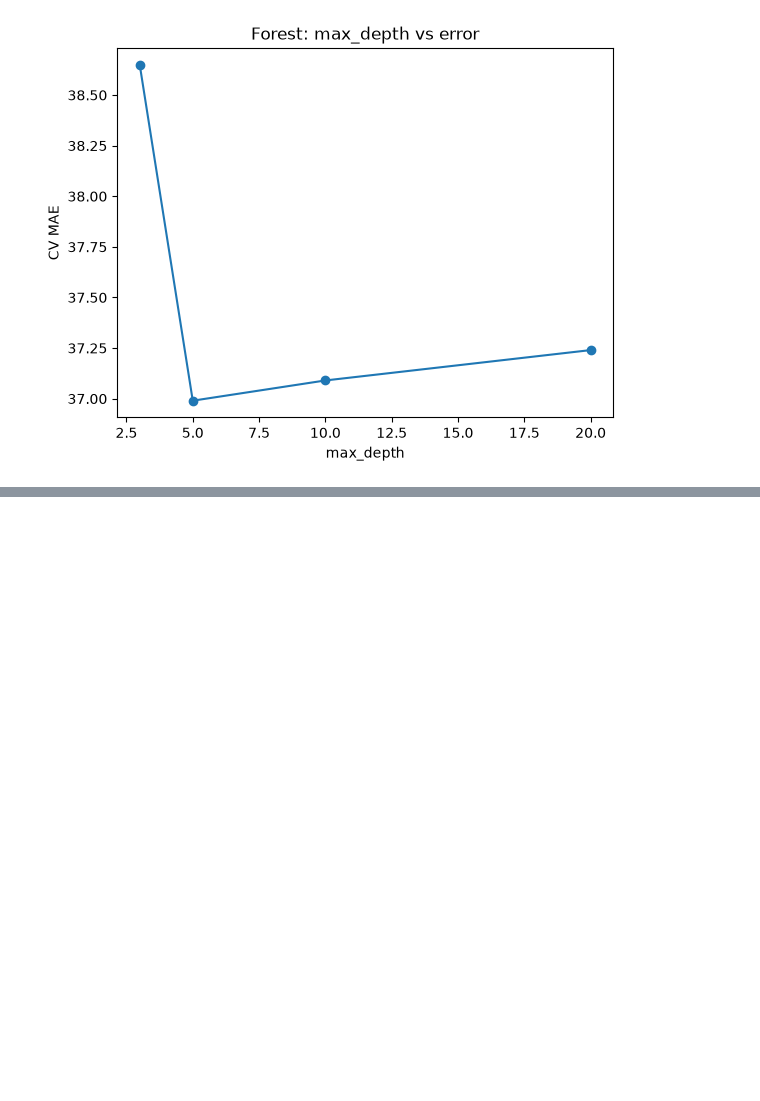
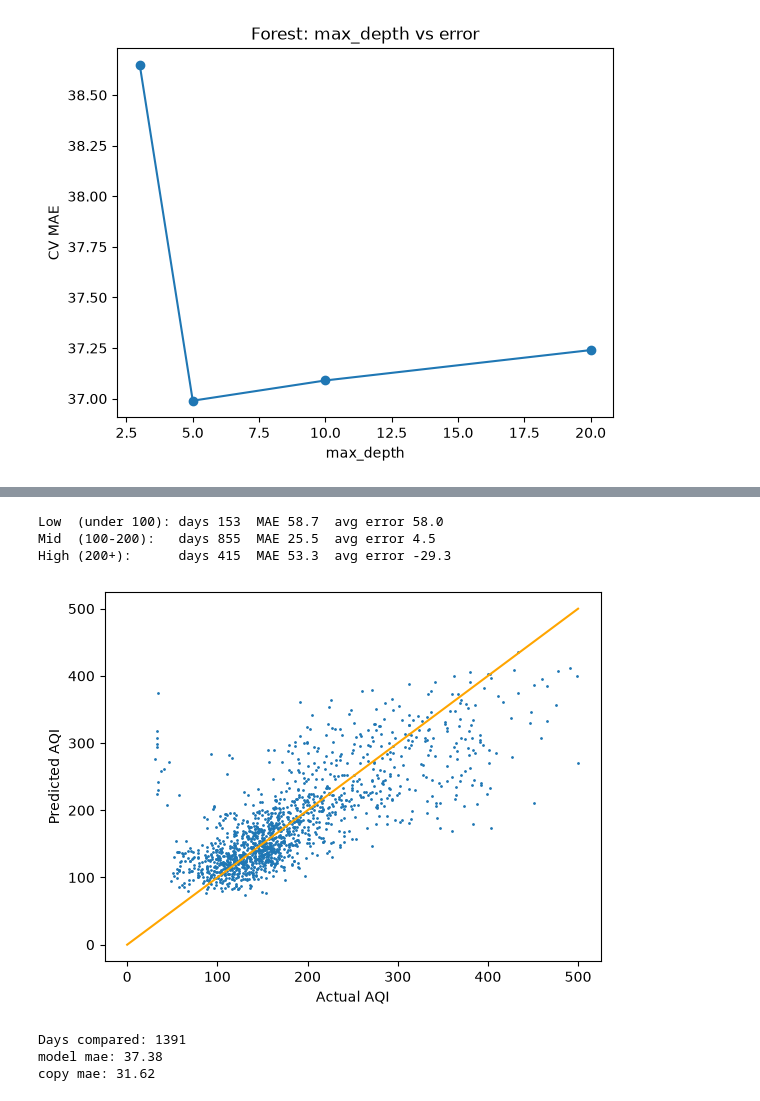
Before and after one commit to faadikhan958-ai/ML-Journey, a Jupyter notebook: big-projects/lahore-aqi-prediction/lahore_aqi_prediction.ipynb, the cells around one changed output, grey strips where cells are left out. Cells and saved outputs as stored; diff of their text form; code cells hidden in the pictures; blank space fills up the shorter version.

Commit message:
Day 41: AQI model vs copy-yesterday baseline

```diff
--- a/big-projects/lahore-aqi-prediction/lahore_aqi_prediction.ipynb
+++ b/big-projects/lahore-aqi-prediction/lahore_aqi_prediction.ipynb
@@ -704,3 +704,16 @@ plt.title('Forest: max_depth vs error')
 plt.show()
 # %% [output]
 [figure]
+# %%
+from sklearn.ensemble import RandomForestRegressor
+from sklearn.model_selection import cross_val_predict
+
+forest = RandomForestRegressor(n_estimators=100, random_state=42)
+pred = cross_val_predict(forest, x, y, cv=5)
+
+results = df[['date', 'aqi_pm2.5']].copy()
+results['pred'] = pred
+results['error'] = results['pred'] - results['aqi_pm2.5']
+results['abs_error'] = abs(results['error'])
+
+print("Mean abs error:", round(results['abs_error'].mean(), 2))
@@ -706,0 +743,6 @@ plt.show()
+# %%
+results['month'] = results['date'].dt.month
+print(results.groupby('month')['abs_error'].mean().round(1))
+
+results['year'] = results['date'].dt.year
+print(results.groupby('year')['abs_error'].mean().round(1))
@@ -706,0 +767,43 @@ plt.show()
+# %%
+low = results[results['aqi_pm2.5'] < 100]
+mid = results[(results['aqi_pm2.5'] >= 100) & (results['aqi_pm2.5'] < 200)]
+high = results[results['aqi_pm2.5'] >= 200]
+
+print("Low  (under 100): days", len(low), " MAE", round(low['abs_error'].mean(), 1), " avg error", round(low['error'].mean(), 1))
+print("Mid  (100-200):   days", len(mid), " MAE", round(mid['abs_error'].mean(), 1), " avg error", round(mid['error'].mean(), 1))
+print("High (200+):      days", len(high), " MAE", round(high['abs_error'].mean(), 1), " avg error", round(high['error'].mean(), 1))
+# %% [output]
+Low  (under 100): days 153  MAE 58.7  avg error 58.0
+Mid  (100-200):   days 855  MAE 25.5  avg error 4.5
+High (200+):      days 415  MAE 53.3  avg error -29.3
+# %%
+import matplotlib.pyplot as plt
+
+plt.scatter(results['aqi_pm2.5'], results['pred'], s=1)
+plt.plot([0, 500], [0, 500], color='orange')
+plt.xlabel('Actual AQI')
+plt.ylabel('Predicted AQI')
+plt.show()
+# %% [output]
+[figure, added]
+# %%
+df_sorted=df.sort_values('date').reset_index(drop=False)
+x=df_sorted[features]
+y=df_sorted['aqi_pm2.5']
+forest=RandomForestRegressor(n_estimators=100,random_state=42)
+pred=cross_val_predict(forest,x,y,cv=5)
+model_errors=[]
+copy_errors=[]
+for i in range(1,len(df_sorted)):
+    gap=(df_sorted['date'][i]-df_sorted['date'][i-1]).days
+    if gap==1:
+        actual=y[i]
+        model_errors.append(abs(actual-pred[i]))
+        copy_errors.append(abs(actual-y[i-1]))
+print('Days compared:',len(model_errors))
+print("model mae:",round(sum(model_errors)/len(model_errors),2))
+print("copy mae:",round(sum(copy_errors)/len(copy_errors),2))
+# %% [output]
+Days compared: 1391
+model mae: 37.38
+copy mae: 31.62
```
Also changed, not shown: parts of 4 cells of this notebook, 1 other file.
